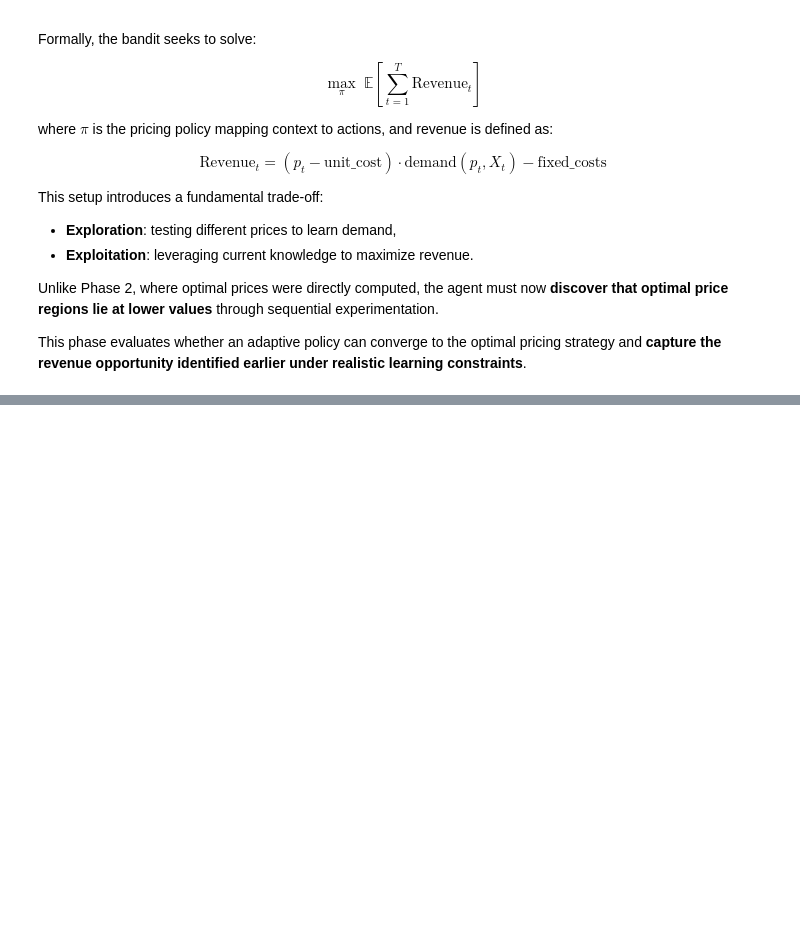
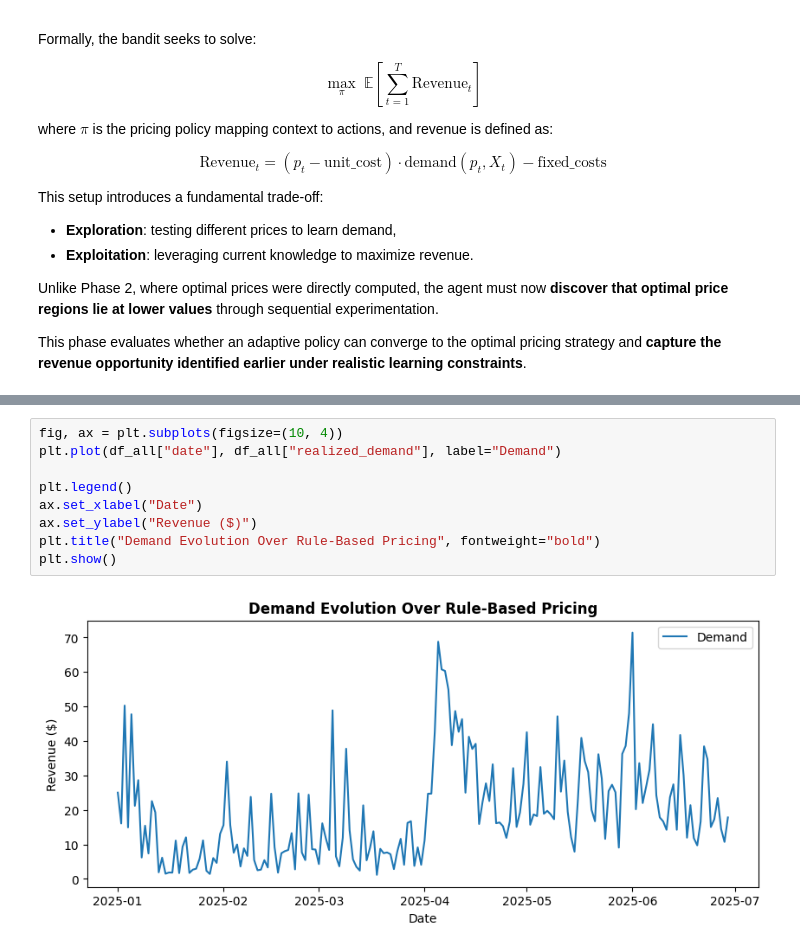
Before and after one commit to brenospires/data-science-examples, a Jupyter notebook: Pricing/2_dynamic_pricing_with_rl/phase_3.ipynb, the cells around one changed output, grey strips where cells are left out. Saved outputs shown, nothing was run; the diff lists cells and outputs as text; blank space fills up the shorter version.

```diff
--- a/Pricing/2_dynamic_pricing_with_rl/phase_3.ipynb
+++ b/Pricing/2_dynamic_pricing_with_rl/phase_3.ipynb
@@ -49,0 +95,11 @@ price_grid = np.linspace(60, 160, 50)
+# %%
+fig, ax = plt.subplots(figsize=(10, 4))
+plt.plot(df_all["date"], df_all["realized_demand"], label="Demand")
+
+plt.legend()
+ax.set_xlabel("Date")
+ax.set_ylabel("Revenue ($)")
+plt.title("Demand Evolution Over Rule-Based Pricing", fontweight="bold")
+plt.show()
+# %% [output]
+[figure, added]
```
Also changed, not shown: parts of 9 cells of this notebook, 3 other files.
